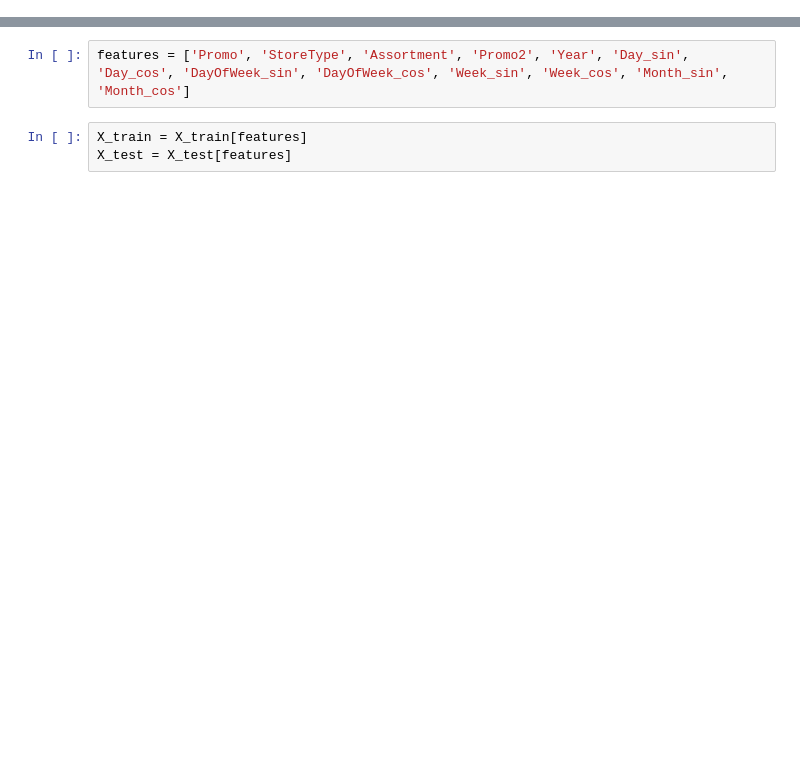
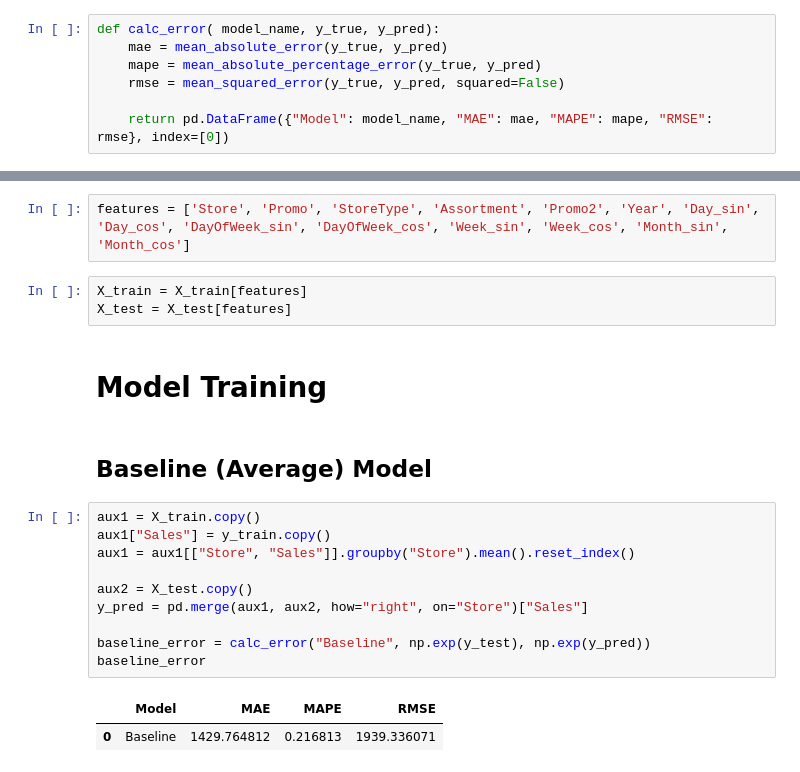
Before and after one commit to brenosakaguti/rossman-sales-prediction, a Jupyter notebook: rossman_sales_prediction.ipynb, the cells around one changed output, grey strips where cells are left out. Saved outputs shown, nothing was run; the diff lists cells and outputs as text; blank space fills up the shorter version.

```diff
--- a/rossman_sales_prediction.ipynb
+++ b/rossman_sales_prediction.ipynb
@@ -16,6 +18,13 @@ df_store_raw = pd.read_csv("store.csv", low_memory=False)
 # %%
 plt.rcParams["figure.figsize"] = [9,6]
 sns.set_theme()
+# %%
+def calc_error( model_name, y_true, y_pred):
+    mae = mean_absolute_error(y_true, y_pred)
+    mape = mean_absolute_percentage_error(y_true, y_pred)
+    rmse = mean_squared_error(y_true, y_pred, squared=False)
+
+    return pd.DataFrame({"Model": model_name, "MAE": mae, "MAPE": mape, "RMSE": rmse}, index=[0])
 # %% [markdown]
 # Data preparation
 # %% [markdown]
@@ -425,5 +434,22 @@ We'll also remove the "Store" and "CompetitionSinceMonths" that don't seem to be
 # %%
-features = ['Promo', 'StoreType', 'Assortment', 'Promo2', 'Year', 'Day_sin', 'Day_cos', 'DayOfWeek_sin', 'DayOfWeek_cos', 'Week_sin', 'Week_cos', 'Month_sin', 'Month_cos']
+features = ['Store', 'Promo', 'StoreType', 'Assortment', 'Promo2', 'Year', 'Day_sin', 'Day_cos', 'DayOfWeek_sin', 'DayOfWeek_cos', 'Week_sin', 'Week_cos', 'Month_sin', 'Month_cos']
 # %%
 X_train = X_train[features]
 X_test = X_test[features]
+# %% [markdown]
+# Model Training
+# %% [markdown]
+## Baseline (Average) Model
+# %%
+aux1 = X_train.copy()
+aux1["Sales"] = y_train.copy()
+aux1 = aux1[["Store", "Sales"]].groupby("Store").mean().reset_index()
+
+aux2 = X_test.copy()
+y_pred = pd.merge(aux1, aux2, how="right", on="Store")["Sales"]
+
+baseline_error = calc_error("Baseline", np.exp(y_test), np.exp(y_pred))
+baseline_error
+# %% [output]
+|  | Model | MAE | MAPE | RMSE |
+| 0 | Baseline | 1429.764812 | 0.216813 | 1939.336071 |
```
Also changed, not shown: parts of 5 cells of this notebook.
